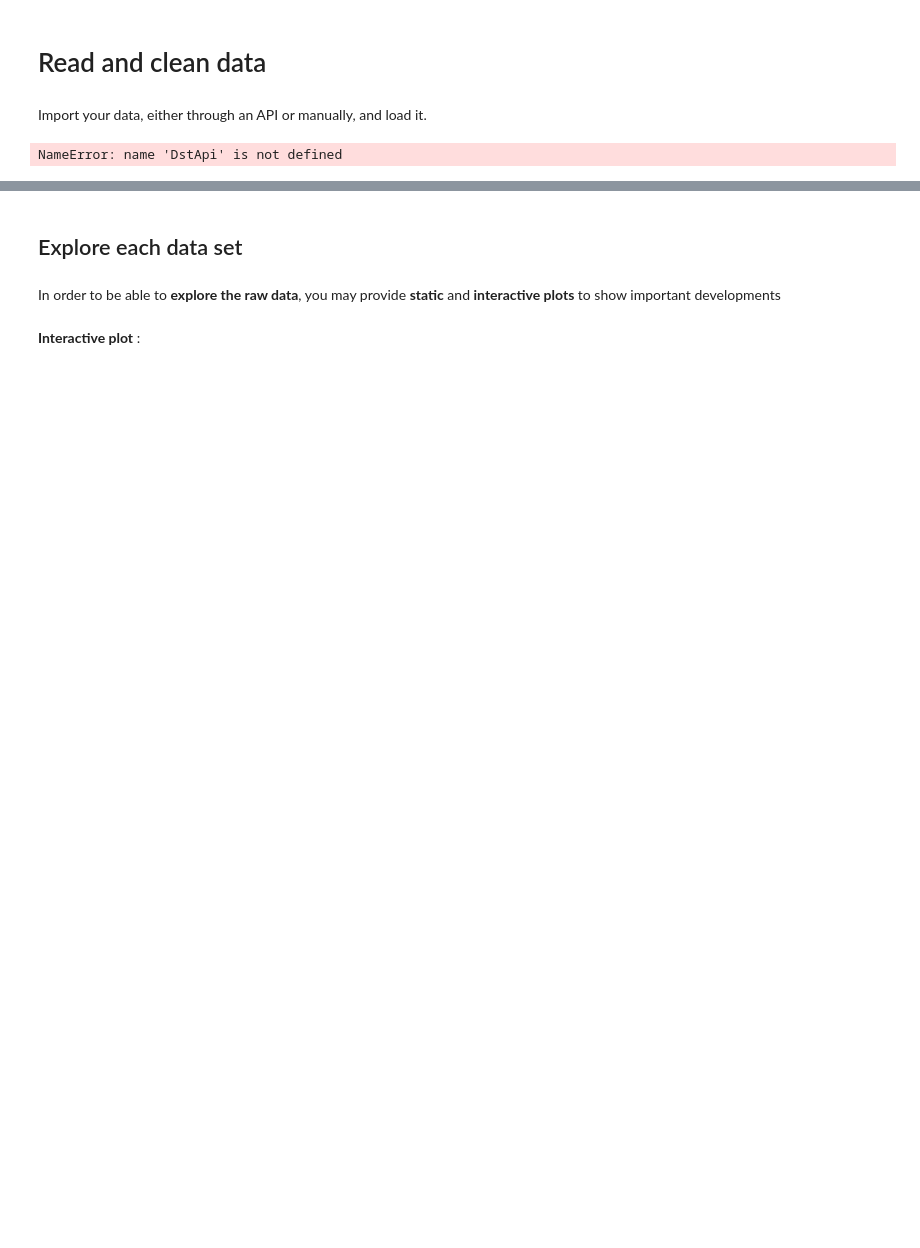
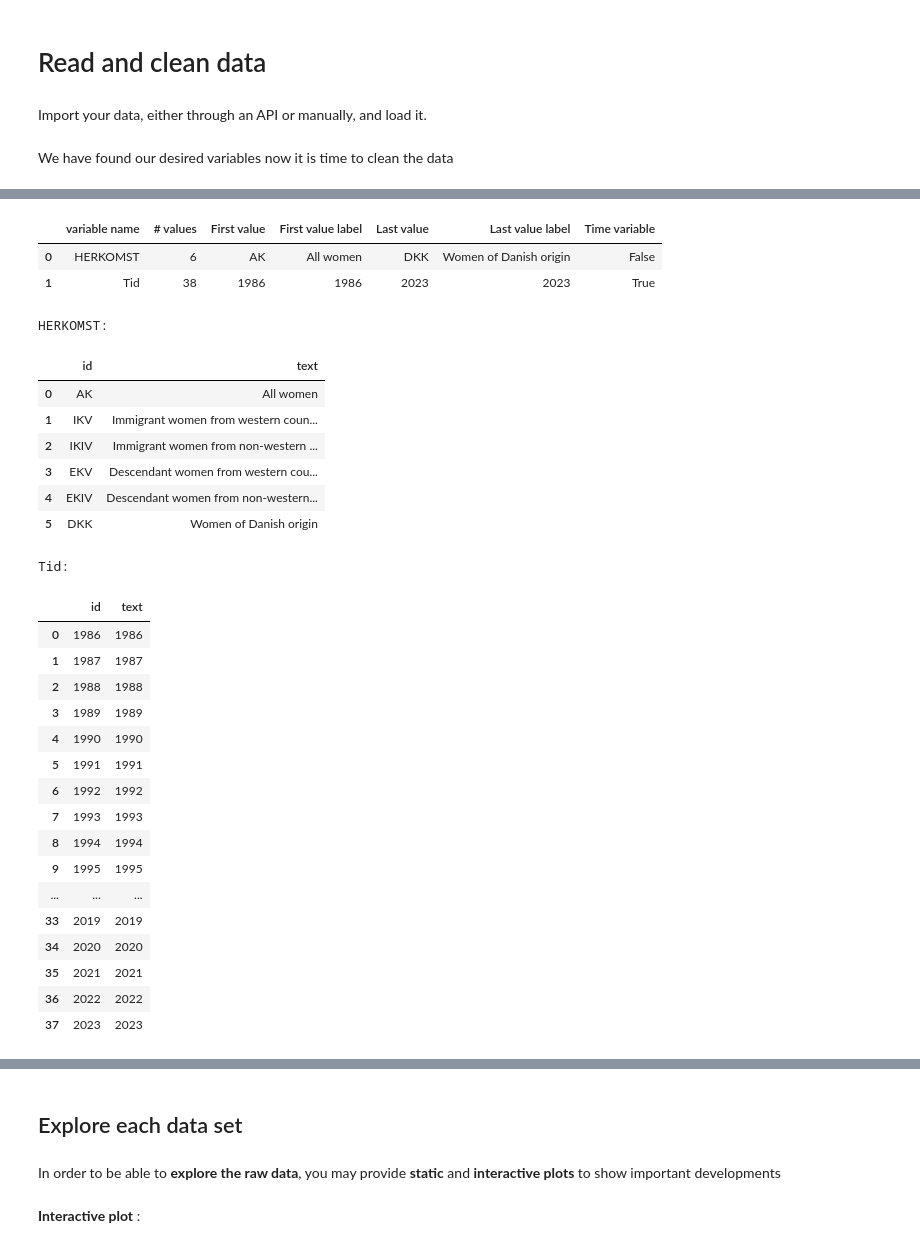
Before and after one commit to NumEconCopenhagen/projects-2024-mikkel-julius-jacob, a Jupyter notebook: dataproject/WorkSpace/Julius/dataproject.ipynb, the cells around one changed output, grey strips where cells are left out. Drawn from its saved outputs; the diff is of its cells as text; code cells hidden in the pictures; blank space fills up the shorter version.

```diff
--- a/dataproject/WorkSpace/Julius/dataproject.ipynb
+++ b/dataproject/WorkSpace/Julius/dataproject.ipynb
@@ -25,7 +33,14 @@ import dataproject
 # %% [markdown]
 Import your data, either through an API or manually, and load it.
 # %%
-FERT = DstApi('FERT1')
-FPI = DstApi('PRIS111')
+fert = DstApi('FERT1')
+gdp = DstApi('NAN1')
-# %% [output]
-NameError: name 'DstApi' is not defined
+# %% [markdown]
+We have found our desired variables now it is time to clean the data
+# %%
+tabsum_fert= fert.tablesummary(language='en')
+display(tabsum_fert)
+for var in tabsum_fert['variable name']:
+    print(var+':')
+    display(fert.variable_levels(var, language='en'))
+# %% [output]
@@ -31,0 +49,29 @@ NameError: name 'DstApi' is not defined
+|  | variable name | # values | First value | First value label | Last value | Last value label | Time variable |
+| 0 | HERKOMST | 6 | AK | All women | DKK | Women of Danish origin | False |
+| 1 | Tid | 38 | 1986 | 1986 | 2023 | 2023 | True |
+HERKOMST:
+|  | id | text |
+| 0 | AK | All women |
+| 1 | IKV | Immigrant women from western coun... |
+| 2 | IKIV | Immigrant women from non-western ... |
+| 3 | EKV | Descendant women from western cou... |
+| 4 | EKIV | Descendant women from non-western... |
+| 5 | DKK | Women of Danish origin |
+Tid:
+|  | id | text |
+| 0 | 1986 | 1986 |
+| 1 | 1987 | 1987 |
+| 2 | 1988 | 1988 |
+| 3 | 1989 | 1989 |
+| 4 | 1990 | 1990 |
+| 5 | 1991 | 1991 |
+| 6 | 1992 | 1992 |
+| 7 | 1993 | 1993 |
+| 8 | 1994 | 1994 |
+| 9 | 1995 | 1995 |
+| ... | ... | ... |
+| 33 | 2019 | 2019 |
+| 34 | 2020 | 2020 |
+| 35 | 2021 | 2021 |
+| 36 | 2022 | 2022 |
+| 37 | 2023 | 2023 |
```
Also changed, not shown: parts of 9 cells of this notebook.
